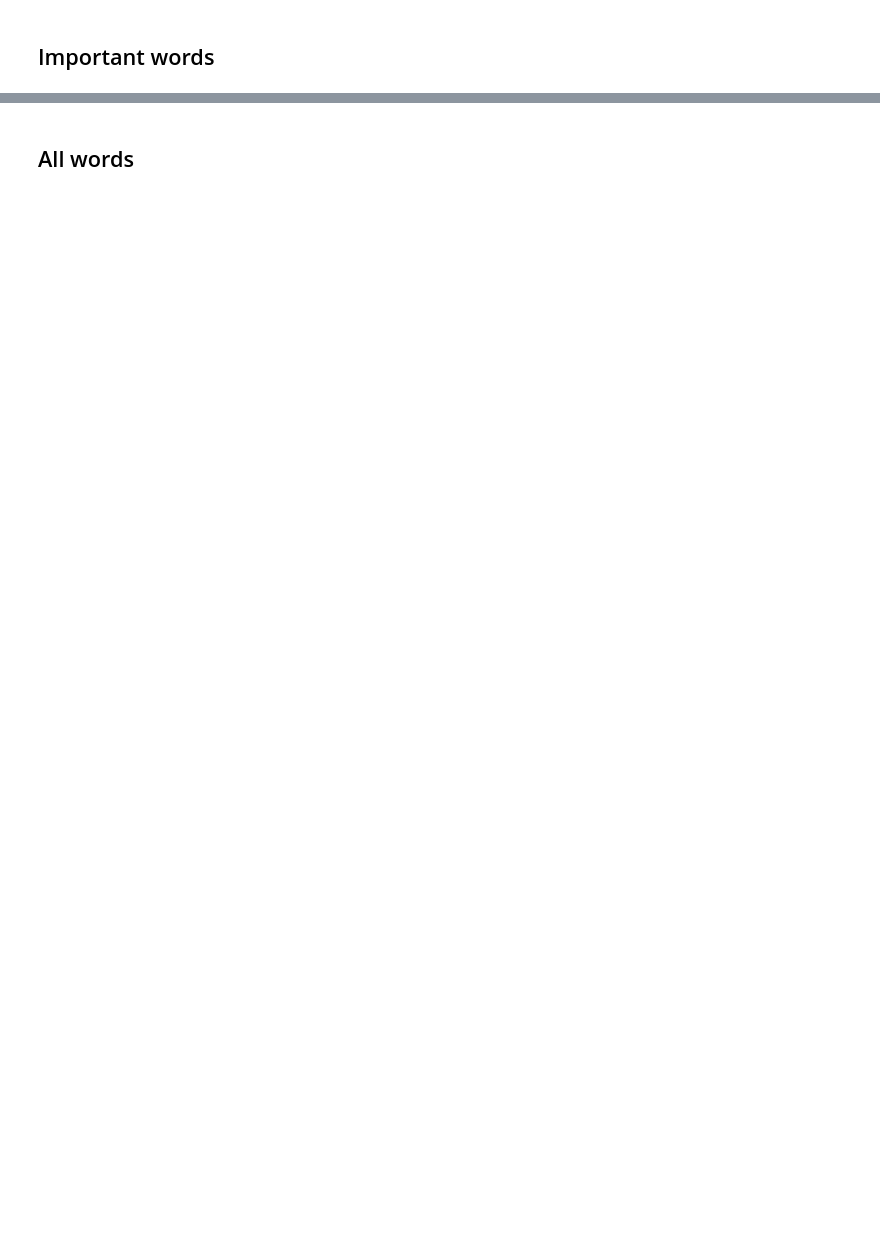
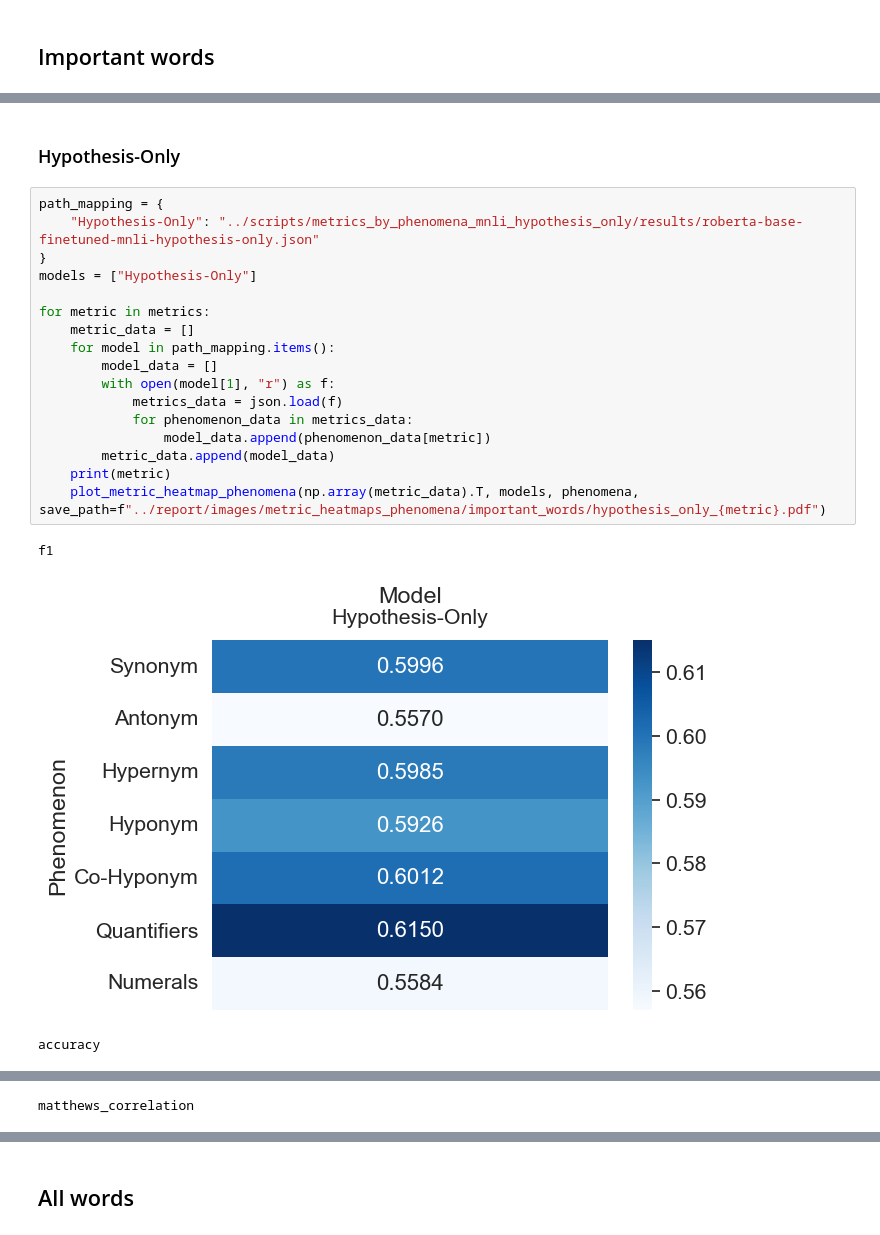
Before and after one commit to study-group-lit/lit, a Jupyter notebook: visualisations/metric_heatmaps_phenomena.ipynb, the cells around one changed output, grey strips where cells are left out. Drawn from its saved outputs; the diff is of its cells as text; blank space fills up the shorter version.

```diff
--- a/visualisations/metric_heatmaps_phenomena.ipynb
+++ b/visualisations/metric_heatmaps_phenomena.ipynb
@@ -36,0 +40,23 @@ matthews_correlation
+# %% [markdown]
+### Hypothesis-Only
+# %%
+path_mapping = {
+    "Hypothesis-Only": "../scripts/metrics_by_phenomena_mnli_hypothesis_only/results/roberta-base-finetuned-mnli-hypothesis-only.json"
+}
+models = ["Hypothesis-Only"]
+
+for metric in metrics:
+    metric_data = []
+    for model in path_mapping.items():
+        model_data = []
+        with open(model[1], "r") as f:
+            metrics_data = json.load(f)
+            for phenomenon_data in metrics_data:
+                model_data.append(phenomenon_data[metric])
+        metric_data.append(model_data)
+    print(metric)
+    plot_metric_heatmap_phenomena(np.array(metric_data).T, models, phenomena, save_path=f"../report/images/metric_heatmaps_phenomena/important_words/hypothesis_only_{metric}.pdf")
+# %% [output]
+f1
+[figure, added]
+accuracy
@@ -36,0 +64 @@ matthews_correlation
+matthews_correlation
```
Also changed, not shown: parts of 7 cells of this notebook, 22 other files.
